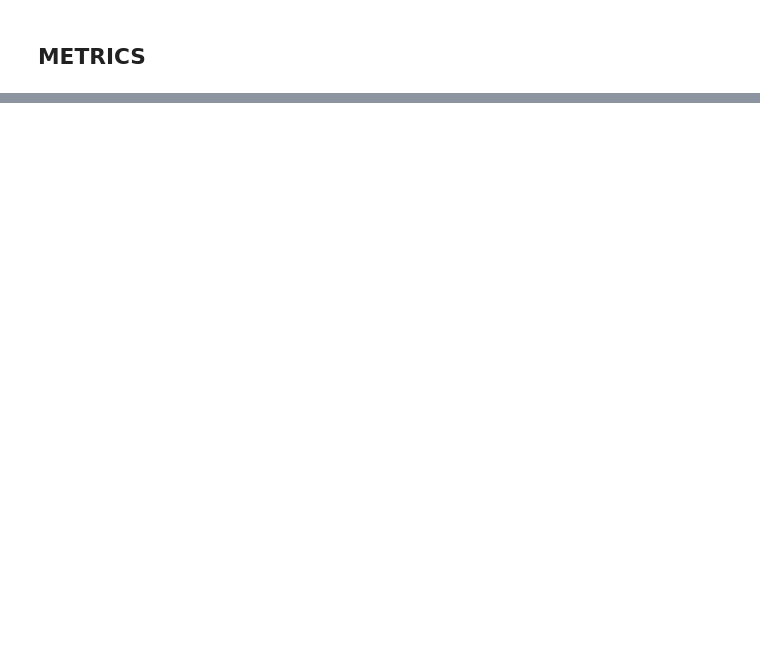
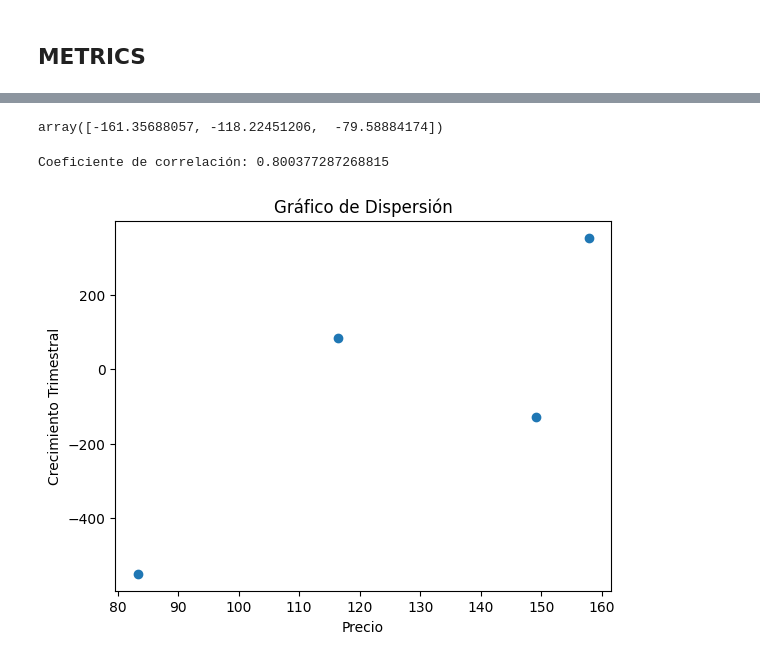
Before and after one commit to leidy7hernandez/HENRY-Proyecto-Integrador, a Jupyter notebook: Proyecto - Codigo.ipynb, the cells around one changed output, grey strips where cells are left out. Saved outputs shown, nothing was run; the diff lists cells and outputs as text; code cells hidden in the pictures; blank space fills up the shorter version.

```diff
--- a/Proyecto - Codigo.ipynb
+++ b/Proyecto - Codigo.ipynb
@@ -598,0 +1347,28 @@ hgr
+# %%
+y_pred
+# %% [output]
+array([-161.35688057, -118.22451206,  -79.58884174])
+# %%
+import numpy as np
+import matplotlib.pyplot as plt
+
+# Datos de precio y crecimiento trimestral
+
+precio = [83.32295989990234, 116.47792053222656, 157.8387908935547, 149.12184143066406]
+crecimiento = [-550.00,84.89,352.35,-128.67] # Ejemplo de valores de crecimiento
+
+# Crear un gráfico de dispersión
+plt.scatter(precio, crecimiento)
+plt.xlabel('Precio')
+plt.ylabel('Crecimiento Trimestral')
+plt.title('Gráfico de Dispersión')
+
+# Calcular la correlación
+correlation = np.corrcoef(precio, crecimiento)[0, 1]
+print("Coeficiente de correlación:", correlation)
+
+# Mostrar el gráfico
+plt.show()
+# %% [output]
+Coeficiente de correlación: 0.800377287268815
+[figure, added]
```
Also changed, not shown: parts of 187 cells of this notebook, 3 other files.
